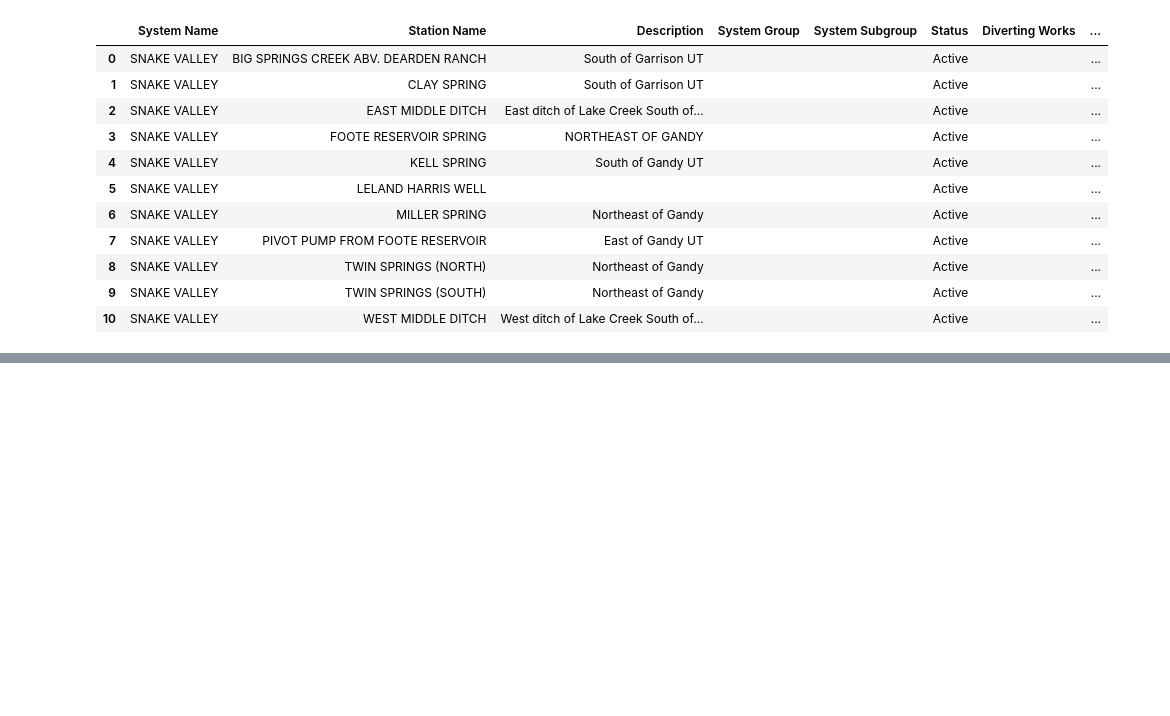
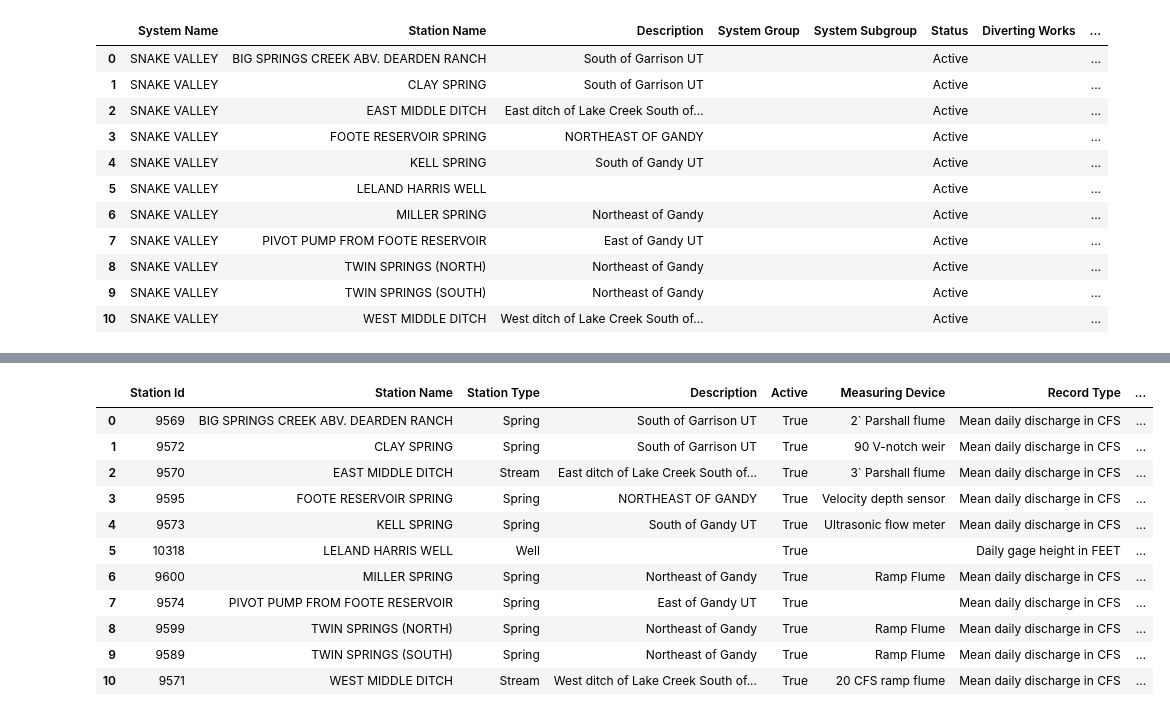
Before and after one commit to smaldonado24/Water_Records_ETL, a Jupyter notebook: Water_Records_ETL.ipynb, the cells around one changed output, grey strips where cells are left out. Drawn from its saved outputs; the diff is of its cells as text; code cells hidden in the pictures; blank space fills up the shorter version.

```diff
--- a/Water_Records_ETL.ipynb
+++ b/Water_Records_ETL.ipynb
@@ -174,4 +174,17 @@ stations_df_cleaned
 # %%
 stations_df_Finished = stations_df_cleaned[['Station Id', 'Station Name', 'Station Type', 'Description', 'Active', 'Measuring Device', 'Record Type', 'Record Rating', 'Start Period', 'End Period']]
 # %%
-stations_df_cleaned =
+stations_df_Finished
+# %% [output]
+|  | Station Id | Station Name | Station Type | Description | Active | Measuring Device | Record Type | ... |
+| 0 | 9569 | BIG SPRINGS CREEK ABV. DEARDEN RANCH | Spring | South of Garrison UT | True | 2` Parshall flume | Mean daily discharge in CFS | ... |
+| 1 | 9572 | CLAY SPRING | Spring | South of Garrison UT | True | 90 V-notch weir | Mean daily discharge in CFS | ... |
+| 2 | 9570 | EAST MIDDLE DITCH | Stream | East ditch of Lake Creek South of... | True | 3` Parshall flume | Mean daily discharge in CFS | ... |
+| 3 | 9595 | FOOTE RESERVOIR SPRING | Spring | NORTHEAST OF GANDY | True | Velocity depth sensor | Mean daily discharge in CFS | ... |
+| 4 | 9573 | KELL SPRING | Spring | South of Gandy UT | True | Ultrasonic flow meter | Mean daily discharge in CFS | ... |
+| 5 | 10318 | LELAND HARRIS WELL | Well |  | True |  | Daily gage height in FEET | ... |
+| 6 | 9600 | MILLER SPRING | Spring | Northeast of Gandy | True | Ramp Flume | Mean daily discharge in CFS | ... |
+| 7 | 9574 | PIVOT PUMP FROM FOOTE RESERVOIR | Spring | East of Gandy UT | True |  | Mean daily discharge in CFS | ... |
+| 8 | 9599 | TWIN SPRINGS (NORTH) | Spring | Northeast of Gandy | True | Ramp Flume | Mean daily discharge in CFS | ... |
+| 9 | 9589 | TWIN SPRINGS (SOUTH) | Spring | Northeast of Gandy | True | Ramp Flume | Mean daily discharge in CFS | ... |
+| 10 | 9571 | WEST MIDDLE DITCH | Stream | West ditch of Lake Creek South of... | True | 20 CFS ramp flume | Mean daily discharge in CFS | ... |
```
